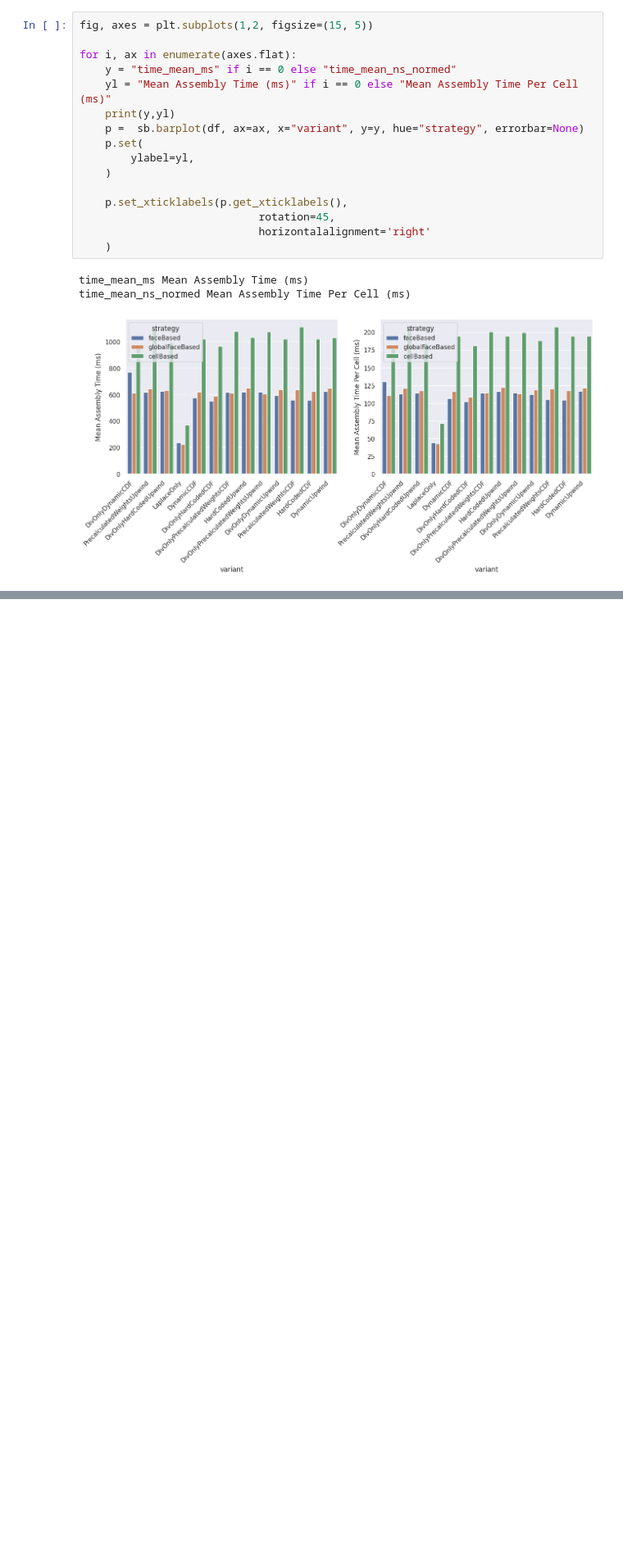
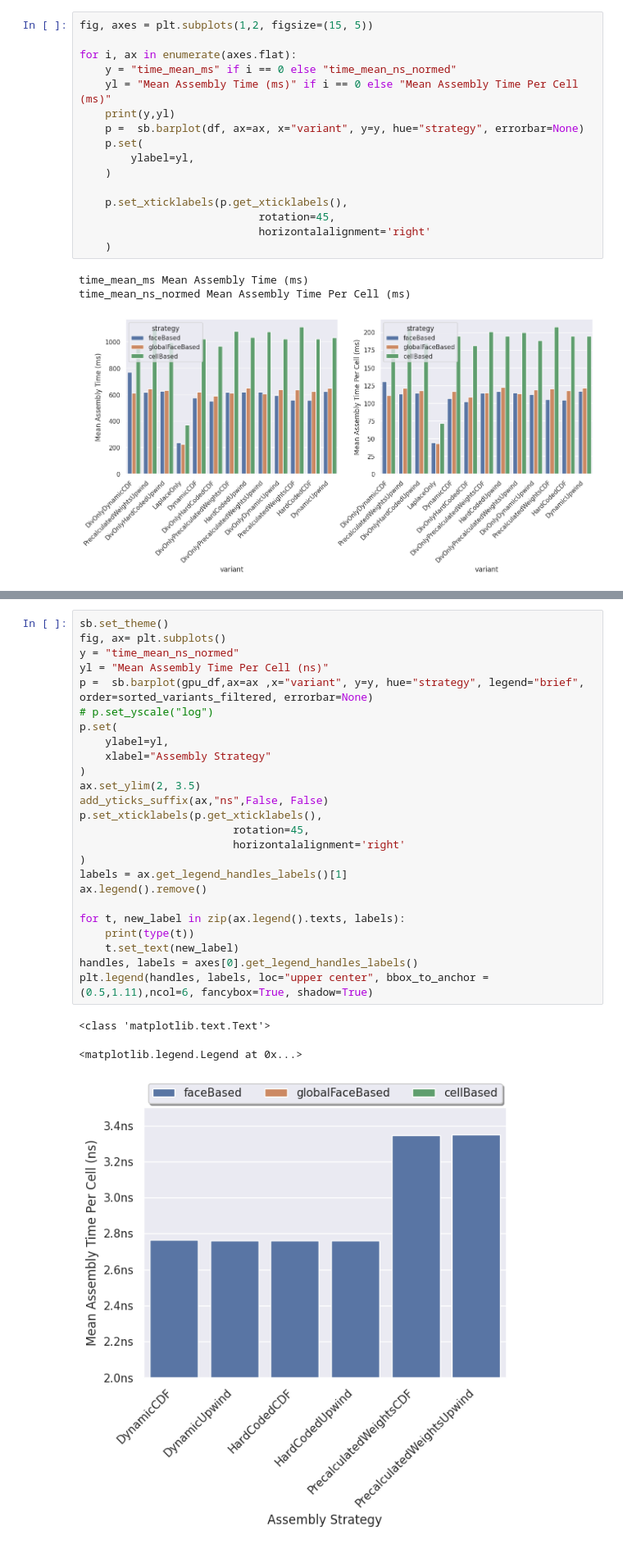
Before and after one commit to lupeterm/FVM-Prototyping, a Jupyter notebook: notebook_new.ipynb, the cells around one changed output, grey strips where cells are left out. Shown at 82% size. Drawn from its saved outputs; the diff is of its cells as text; blank space fills up the shorter version.

```diff
--- a/notebook_new.ipynb
+++ b/notebook_new.ipynb
@@ -182,0 +209,29 @@ plt.savefig(f"figures/test.svg")
+# %%
+sb.set_theme()
+fig, ax= plt.subplots()
+y = "time_mean_ns_normed"
+yl = "Mean Assembly Time Per Cell (ns)"
+p =  sb.barplot(gpu_df,ax=ax ,x="variant", y=y, hue="strategy", legend="brief", order=sorted_variants_filtered, errorbar=None)
+# p.set_yscale("log")
+p.set(
+    ylabel=yl,
+    xlabel="Assembly Strategy"
+)
+ax.set_ylim(2, 3.5)
+add_yticks_suffix(ax,"ns",False, False)
+p.set_xticklabels(p.get_xticklabels(),
+                        rotation=45,
+                        horizontalalignment='right'
+)
+labels = ax.get_legend_handles_labels()[1]
+ax.legend().remove()
+
+for t, new_label in zip(ax.legend().texts, labels):
+    print(type(t))
+    t.set_text(new_label)
+handles, labels = axes[0].get_legend_handles_labels()
+plt.legend(handles, labels, loc="upper center", bbox_to_anchor = (0.5,1.11),ncol=6, fancybox=True, shadow=True)
+# %% [output]
+<class 'matplotlib.text.Text'>
+<matplotlib.legend.Legend at 0x...>
+[figure, added]
```
Also changed, not shown: parts of 7 cells of this notebook, 3 other files.
